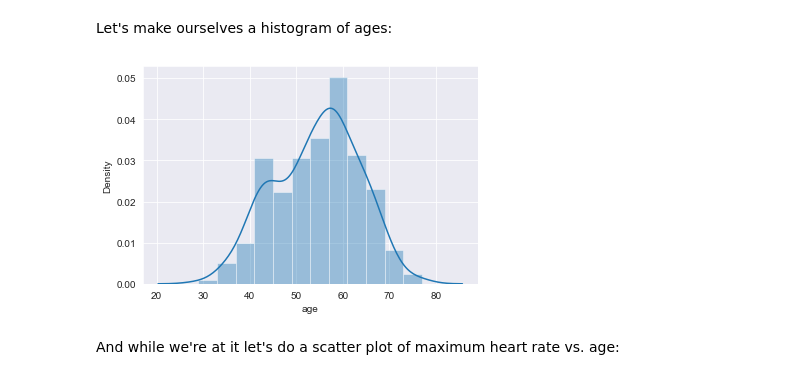
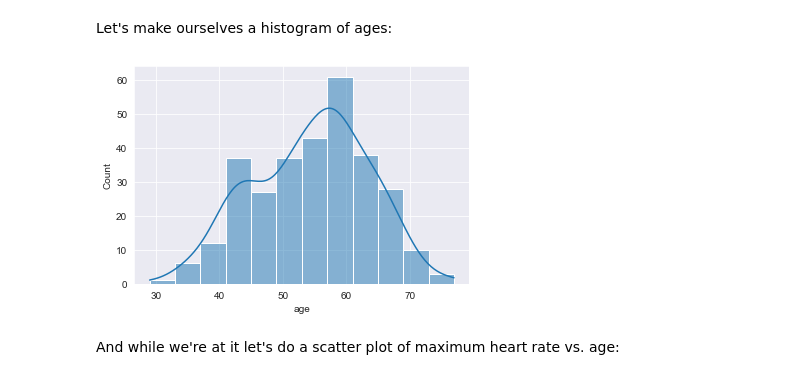
Before and after one commit to RobertSparadrap/Hello-World, a Jupyter notebook: assignment/week2/Python_Lab_Exercise_2.ipynb, the cells around one changed output. Drawn from its saved outputs; the diff is of its cells as text; code cells hidden in the pictures.

```diff
--- a/assignment/week2/Python_Lab_Exercise_2.ipynb
+++ b/assignment/week2/Python_Lab_Exercise_2.ipynb
@@ -172,11 +172,11 @@ heart_df.shape
 Let's make ourselves a histogram of ages:
 # %%
 sns.set_style('darkgrid')
-sns.distplot(a=heart_df['age']);
+#sns.distplot(a=heart_df['age']);
 # For more recent versions of seaborn:
-# sns.histplot(data=heart_df['age'], kde=True);
+sns.histplot(data=heart_df['age'], kde=True);
 # %% [output]
-[figure, old version]
+[figure, new version]
 # %% [markdown]
 And while we're at it let's do a scatter plot of maximum heart rate vs. age:
 # %%
```
Also changed, not shown: 1 other file.
